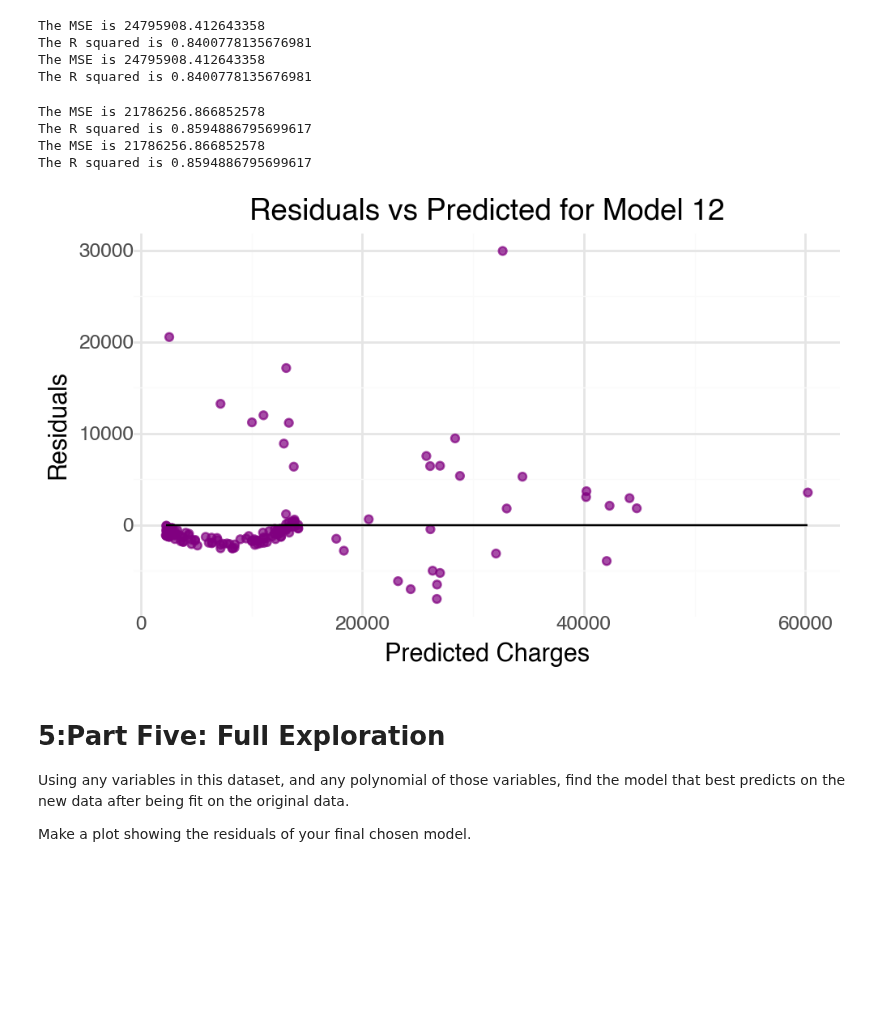
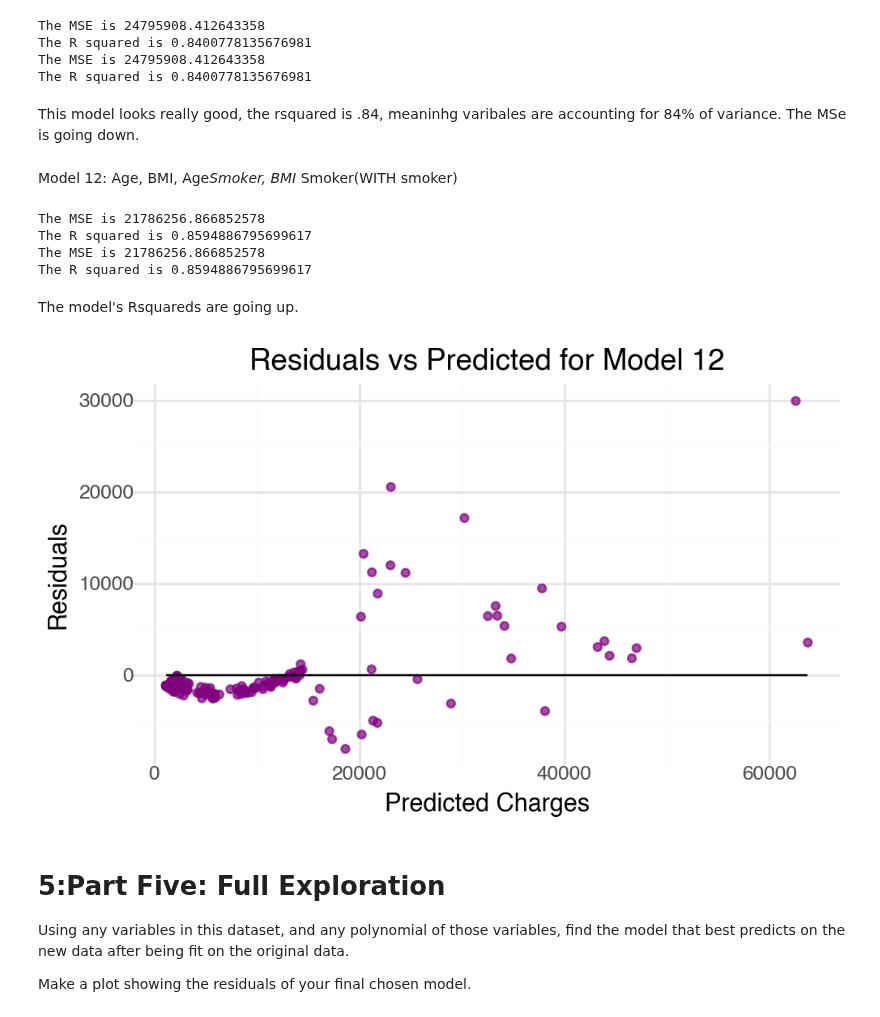
Before and after one commit to alexandragrover/GSB-544, a Jupyter notebook: Labs/Lab5/Lab5.ipynb, the cells around one changed output. Cells and saved outputs as stored; diff of their text form; code cells hidden in the pictures; blank space fills up the shorter version.

```diff
--- a/Labs/Lab5/Lab5.ipynb
+++ b/Labs/Lab5/Lab5.ipynb
@@ -609,6 +641,10 @@ The MSE is 24795908.412643358
 The R squared is 0.8400778135676981
 The MSE is 24795908.412643358
 The R squared is 0.8400778135676981
+# %% [markdown]
+This model looks really good, the rsquared is .84, meaninhg varibales are accounting for 84% of variance. The MSe is going down.
+# %% [markdown]
+Model 12: Age, BMI, Age*Smoker, BMI* Smoker(WITH smoker)
 # %%
 #Model5: age and bmi and smoker (interaction)
 
@@ -641,21 +677,25 @@ The MSE is 21786256.866852578
 The R squared is 0.8594886795699617
 The MSE is 21786256.866852578
 The R squared is 0.8594886795699617
+# %% [markdown]
+The model's Rsquareds are going up.
+# %%
+test['residuals'] = y_test - ytest_pred_12
 # %%
 # residual plot
 (ggplot(test,
-  aes(x = "y_preds",
+  aes(x = "charges",
       y = "residuals"
 ))
 + geom_point(color="purple", alpha=0.7)
 + geom_line(aes(y='0 '))
 +theme_minimal()
 + labs(x = "Predicted Charges", y = "Residuals", title = "Residuals vs Predicted for Model 12")
 +theme(figure_size=(5, 3))
 )
 # *used chat GPT to understand what a residual plot was
 # %% [output]
-[figure, old version]
+[figure, new version]
 # %% [markdown]
 # 5:Part Five: Full Exploration
 Using any variables in this dataset, and any polynomial of those variables, find the model that best predicts on the new data after being fit on the original data.
```
Also changed, not shown: parts of 45 cells of this notebook, 1 other file.
